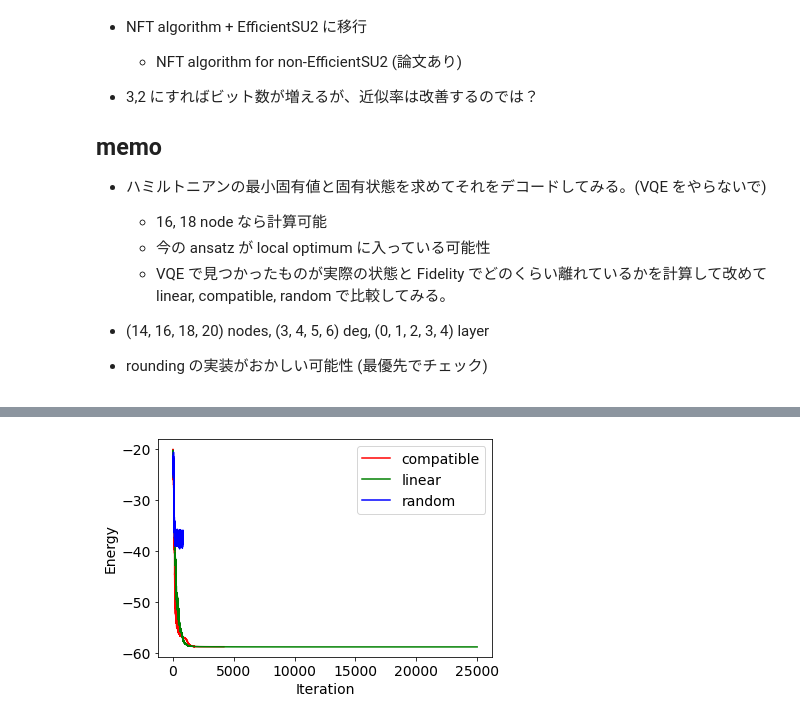
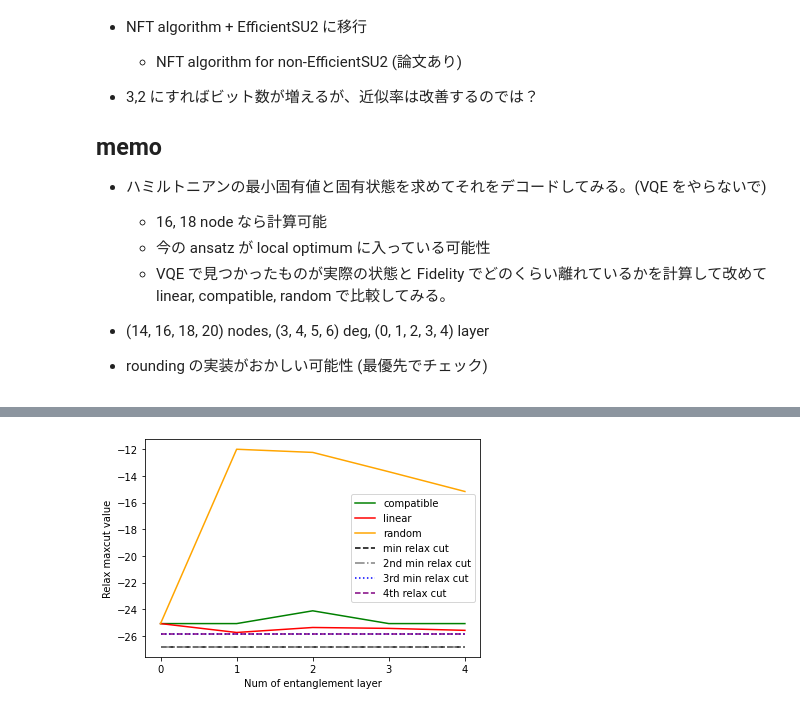
Before and after one commit to terapoon/qrao_experiment, a Jupyter notebook: qulacs/dashboard.ipynb, the cells around one changed output, grey strips where cells are left out. Cells and saved outputs as stored; diff of their text form; code cells hidden in the pictures.

```diff
--- a/qulacs/dashboard.ipynb
+++ b/qulacs/dashboard.ipynb
@@ -45,18 +30,3 @@ dict_keys(['solution_counts', 'maxcut_values', 'num_qubit', 'num_edge', 'entangl
-# %%
-history_0 = level0_data["cost_history"]
-history_1 = level1_data["cost_history"]
-history_2 = level2_data["cost_history"]
-
-plt.rcParams["font.size"] = 14
-plt.plot(history_0, color="red", label="compatible")
-plt.plot(history_1, color="green", label="linear")
-plt.plot(history_2, color="blue", label="random")
-plt.xlabel("Iteration")
-plt.ylabel("Energy")
-plt.legend()
-plt.show()
-# %% [output]
-[figure, removed]
 # %%
 import pickle
 from networkx import node_link_graph, draw
@@ -143,3 +116,45 @@ for deg in degs:
         compatible_results_dict[deg][num_nodes] = compatible_results
         linear_results_dict[deg][num_nodes] = linear_results
         random_results_dict[deg][num_nodes] = random_results
+# %%
+def extract_vqe_eigvals(results_dict, deg, num_nodes):
+    results = results_dict[deg][num_nodes]
+    eigvals_list = []
+    for result in results:
+        eigvals = []
+        for level_result in result:
+            eigvals.append(level_result["eigvals"])
+        eigvals_list.append(eigvals)
+    return eigvals_list
+
+
+def extract_vqe_cost_history(results_dict, deg, num_nodes):
+    results = results_dict[deg][num_nodes]
+    cost_history_list = []
+    for result in results:
+        cost_history = []
+        for level_result in result:
+            cost_history.append(level_result["cost_history"])
+        cost_history_list.append(cost_history)
+    return cost_history_list
+# %%
+eigvals_dict = defaultdict(lambda: {}, {})
+cost_history_compatible_dict = defaultdict(lambda: {}, {})
+cost_history_linear_dict = defaultdict(lambda: {}, {})
+cost_history_random_dict = defaultdict(lambda: {}, {})
+for deg in tqdm(degs):
+    for num_nodes in tqdm(num_nodes_list):
+        compatible_eigvals = extract_vqe_eigvals(
+            compatible_results_dict, deg, num_nodes
+        )
+        # TODO: it's better to take assertion here.
+        eigvals_dict[deg][num_nodes] = compatible_eigvals
+        cost_history_compatible_dict[deg][num_nodes] = extract_vqe_cost_history(
+            compatible_results_dict, deg, num_nodes
+        )
+        cost_history_linear_dict[deg][num_nodes] = extract_vqe_cost_history(
+            linear_results_dict, deg, num_nodes
+        )
+        cost_history_random_dict[deg][num_nodes] = extract_vqe_cost_history(
+            random_results_dict, deg, num_nodes
+        )
@@ -145,0 +215,4 @@ for deg in degs:
+# %%
+plot_relax_maxcut_results(4, 14, 0)
+# %% [output]
+[figure, added]
```
Also changed, not shown: parts of 14 cells of this notebook, 5 other files.
